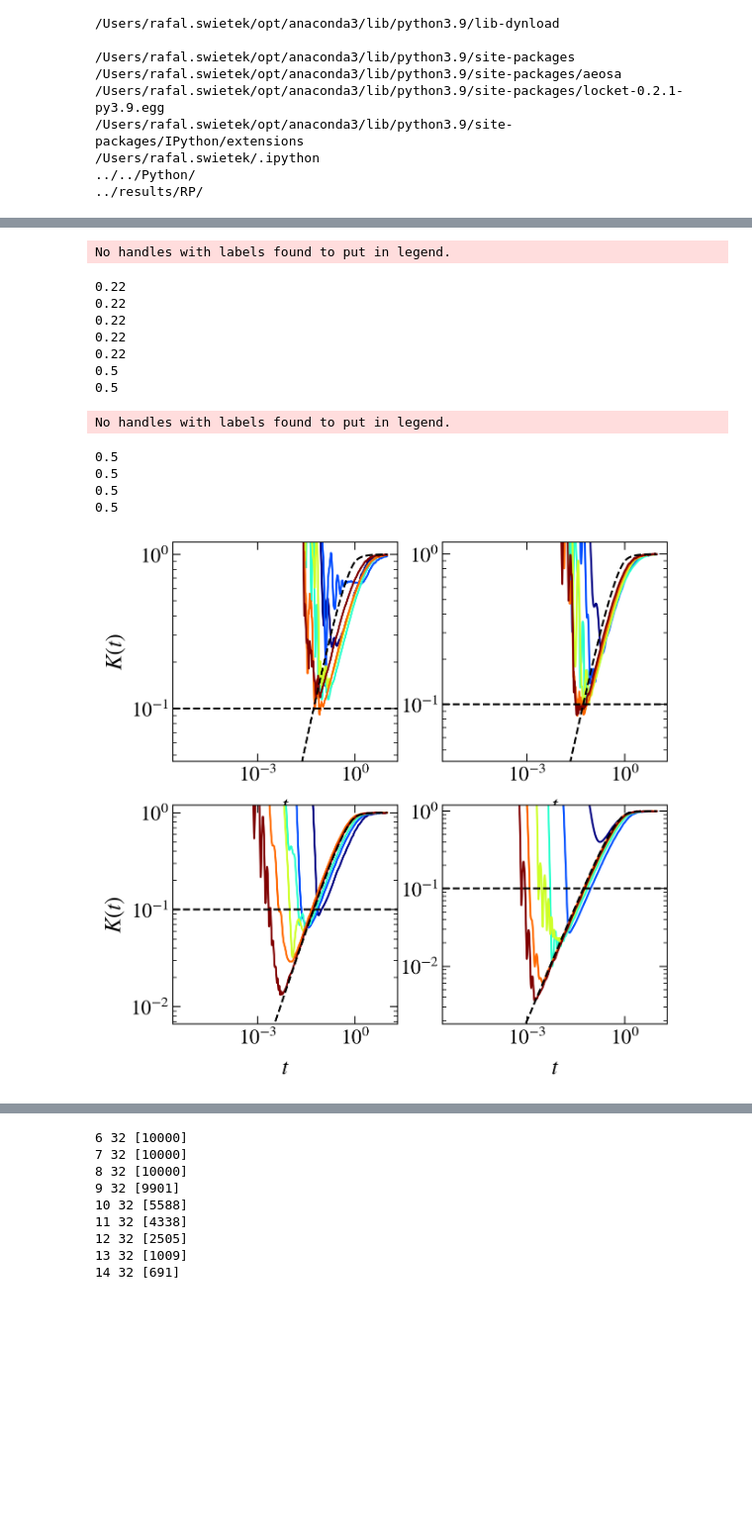
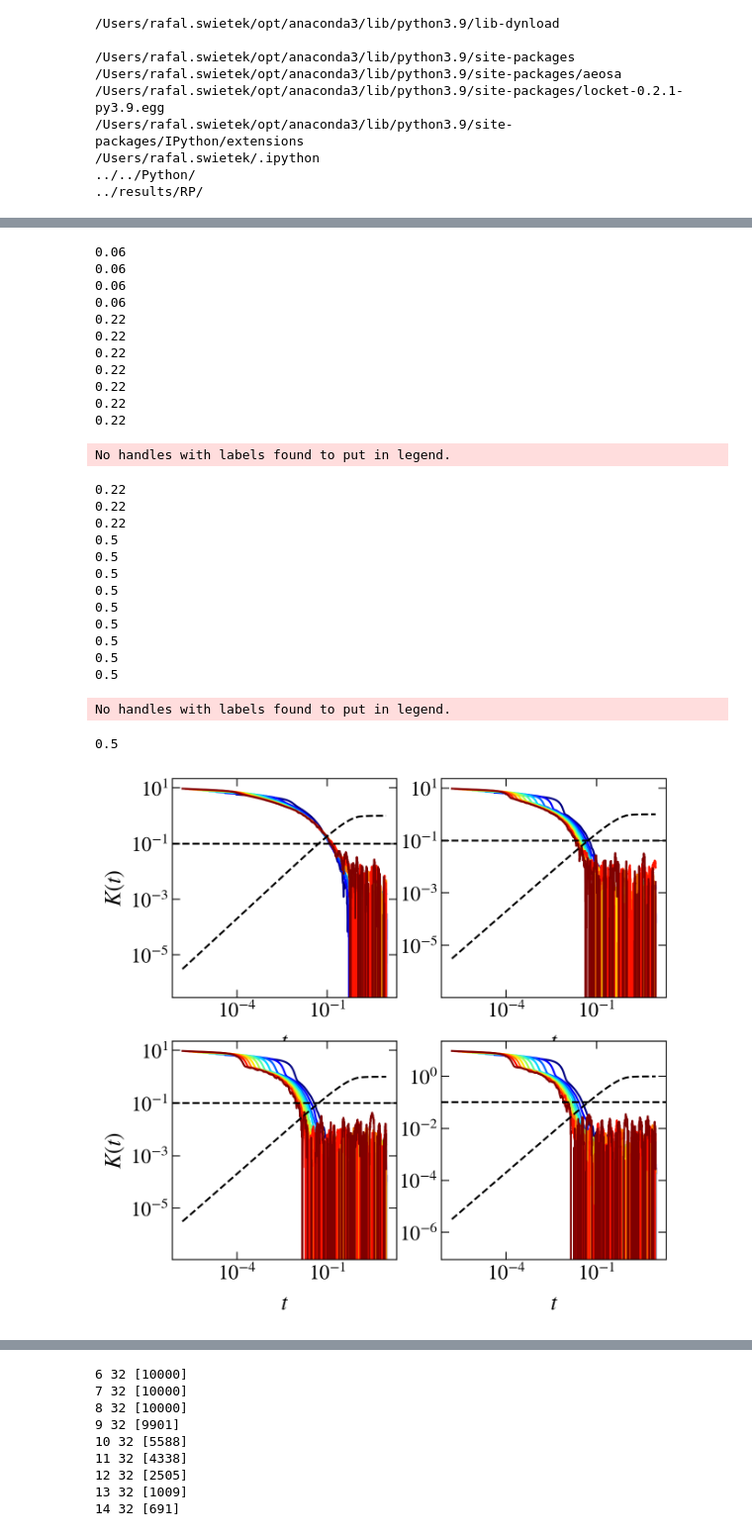
Before and after one commit to Rafal-Swietek/QHamSolver, a Jupyter notebook: Quadratic/Jupyter_Python/conductivity.ipynb, the cells around one changed output, grey strips where cells are left out. Shown at 99% size. Drawn from its saved outputs; the diff is of its cells as text; code cells hidden in the pictures; blank space fills up the shorter version.

```diff
--- a/Quadratic/Jupyter_Python/conductivity.ipynb
+++ b/Quadratic/Jupyter_Python/conductivity.ipynb
@@ -112,12 +114,12 @@ op=0
 modello = 'Anderson'
 
 
-DIM = 5
+DIM = 3
 prefix = base_dir(model=modello, d=DIM) + 'SpectralFormFactor/'
 
-sizes = np.arange(12, 37, 4)
-sizes = np.arange(6, 15, 1)
-sizes = np.arange(3, 8, 1)
+if DIM == 3:    sizes = np.arange(12, 49, 4)
+elif DIM == 4:  sizes = np.arange(6, 15, 1)
+elif DIM == 5:  sizes = np.arange(3, 9, 1)
 
 fig, axis = plt.subplots( nrows=2, ncols=2, figsize=(7,7), dpi = 200, sharex=False, sharey=False)
 axis = axis.flatten()
@@ -132,7 +134,11 @@ s_m.set_array([])
 r_idx = 5
 corr = 0
 Ws = [2, 6, 10, 16]
-Ws = [6, 15, 39, 75]
+# Ws = [6, 15, 39, 75]
+if DIM == 3:    Ws = [4, 10, 16, 24]
+elif DIM == 4:  Ws = [6, 20, 34, 46]
+elif DIM == 5:  Ws = [8, 15, 57, 75]
+else: Ws = []
 labs = ["(a)", "(b)", "(c)", "(d)"]
 
 cut = 0.1
@@ -148,7 +154,8 @@ for iia, Wx in enumerate(Ws):
             with h5py.File(name, "r") as file:
                 tH = np.array(file.get('tH'))[0] / (2*np.pi)
                 times = np.array(file.get('times'))[0]# / tH
-                sff = np.array(file.get('sff_beta'))[:,4]
+                # sff = np.array(file.get('sff_eps'))[:,-1]
+                sff = np.array(file.get('sff_raw'))[0]
                 sff = tools.remove_fluctuations(sff, bucket_size=window)[window//2:-window//2]
                 times = times[window//2:-window//2]
 
@@ -174,13 +181,14 @@ op=0
 modello = 'Anderson'
 
 
-DIM = 5
+DIM = 3
 prefix = base_dir(model=modello, d=DIM) + 'SpectralFormFactor/'
 
-sizes = np.arange(12, 37, 4)
-sizes = np.arange(6, 15, 1)
-sizes = np.arange(3, 9, 1)
+if DIM == 3:    sizes = np.arange(12, 49, 4)
+elif DIM == 4:  sizes = np.arange(6, 15, 1)
+elif DIM == 5:  sizes = np.arange(3, 9, 1)
 
+import matplotlib.pyplot as plt
 fig, axis = plt.subplots( nrows=2, ncols=2, figsize=(7,7), dpi = 200, sharex=False, sharey=False)
 axis = axis.flatten()
 
@@ -200,7 +208,13 @@ labs = ["(a)", "(b)", "(c)", "(d)"]
 cut = 0.1
 window = 50
 beta_idx = [0, 2, 10, -1]
-Wx = 3
+
+Wx = 5
+# Ws = [6, 15, 39, 75]
+if DIM == 3:    Wx = 10
+elif DIM == 4:  Wx = 20
+elif DIM == 5:  Wx = 30
+else: Wx = 0
 
 for iia, iieps in enumerate(beta_idx):
     ymin = 1e6
@@ -219,7 +233,7 @@ for iia, iieps in enumerate(beta_idx):
 
                 eps = np.array(file.get('energy_densities'))[0]
                 print(eps[iieps])
-                # sff = np.log10( sff / goe.spectral_form_factor(times))
+                sff = np.log10( sff / goe.spectral_form_factor(times))
                 axis[iia].plot(times, sff, color=col)
                 if np.min(sff) < ymin: ymin = np.min(sff)
         else:
@@ -227,5 +241,5 @@ for iia, iieps in enumerate(beta_idx):
     axis[iia].plot(times, goe.spectral_form_factor(times), ls='--', color='k')
     axis[iia].axhline(y=cut, ls='--', color='k')
     fig_help.set_plot_elements(axis[iia], ylabel=r"$K(t)$" if iia%2 == 0 else "", xlabel=r"$t$", font_size=16, set_legend=1, xscale='log', yscale='log')
-    axis[iia].set_ylim(ymin/2, 1.2)
+    # axis[iia].set_ylim(ymin/2, 1.2)
 # %% [output]
@@ -247,17 +264,30 @@ No handles with labels found to put in legend.
-No handles with labels found to put in legend.
+0.06
+0.06
+0.06
+0.06
+0.22
+0.22
+0.22
+0.22
+0.22
+0.22
+0.22
-0.22
-0.22
-0.22
-0.22
-0.22
-0.5
-0.5
+No handles with labels found to put in legend.
-No handles with labels found to put in legend.
+0.22
+0.22
+0.22
+0.5
+0.5
+0.5
+0.5
+0.5
+0.5
+0.5
+0.5
+0.5
-0.5
-0.5
-0.5
-0.5
+No handles with labels found to put in legend.
+0.5
-[figure, old version]
+[figure, new version]
 # %%
 L = 20
 w = 2
```
Also changed, not shown: parts of 7 cells of this notebook, 6 other files.
